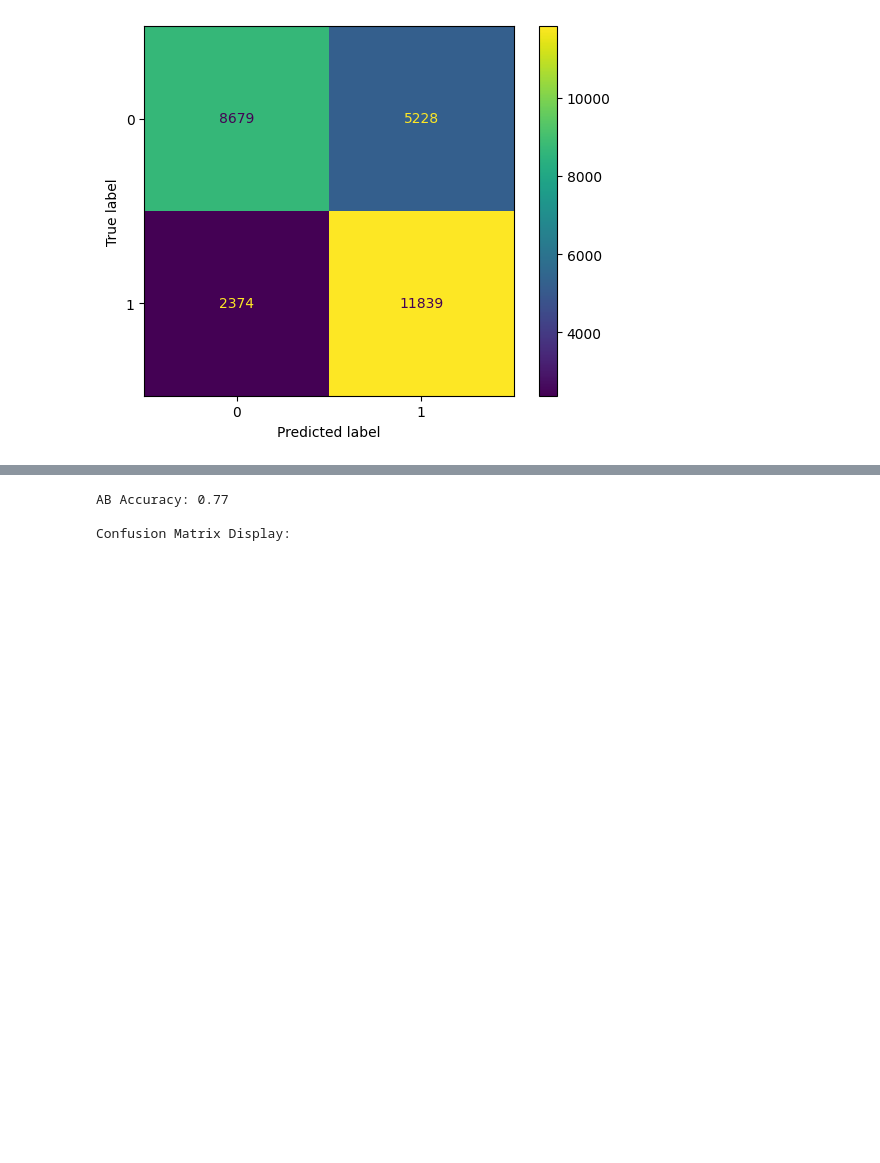
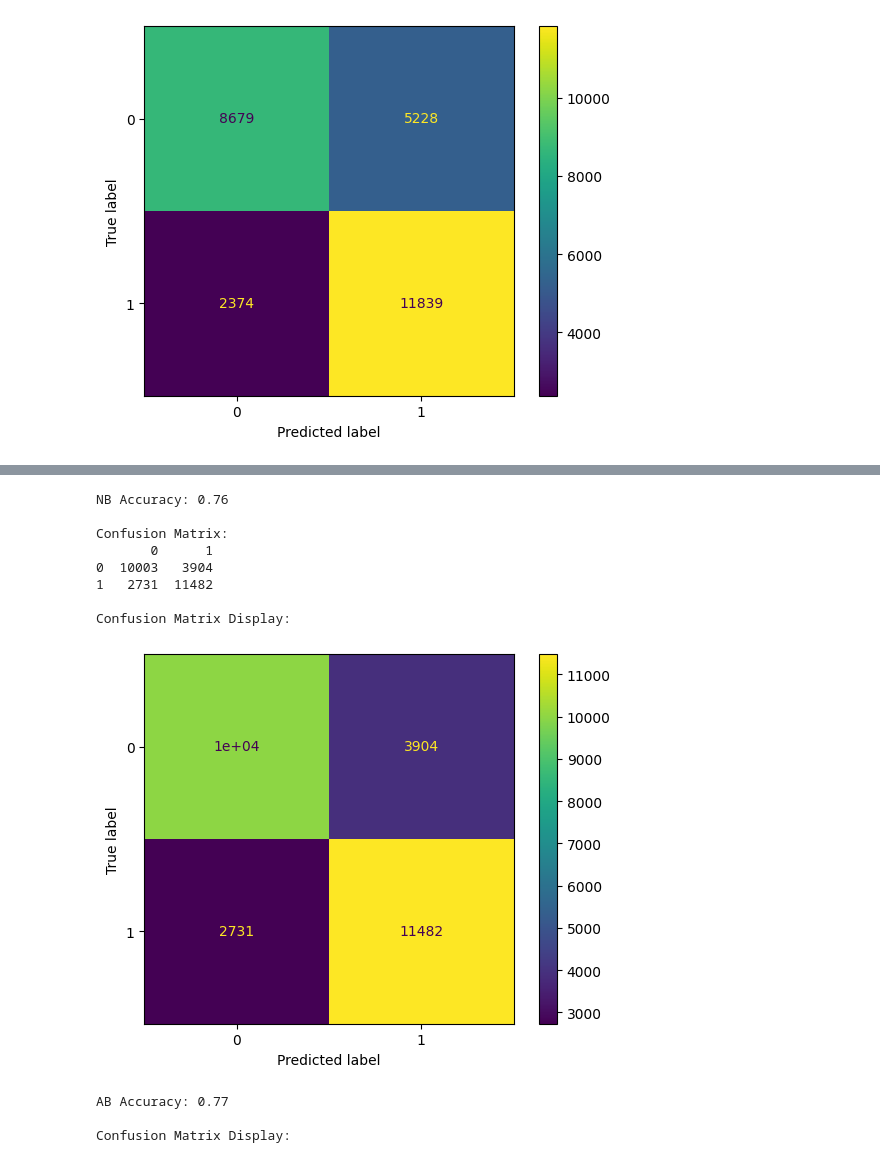
Before and after one commit to DavEspo/Stroke-Prediction, a Jupyter notebook: Phase2.ipynb, the cells around one changed output, grey strips where cells are left out. Saved outputs shown, nothing was run; the diff lists cells and outputs as text; code cells hidden in the pictures; blank space fills up the shorter version.

```diff
--- a/Phase2.ipynb
+++ b/Phase2.ipynb
@@ -847,3 +843,33 @@ NameError: name 'GaussianNB' is not defined
+# %%
+# Probability Based Learning: Naive Bayes Classifier
+from sklearn.naive_bayes import GaussianNB
+
+_nbc=GaussianNB(priors=None)
+_nbc.fit(X_train,Y_train)
+
+y_pred=_nbc.predict(X_test)
+print("NB Accuracy: {0:.2f}".format(accuracy_score(Y_test,y_pred)))
+# print("NB Accuracy: ", accuracy_score(Y_test,y_pred))
+
+print("\nConfusion Matrix:")
+cm=confusion_matrix(Y_test,y_pred, labels=_nbc.classes_)
+cm_df=pd.DataFrame(cm)
+print(cm_df)
+
+print("\nConfusion Matrix Display:")
+CM_DF_Disp=ConfusionMatrixDisplay(confusion_matrix=cm, display_labels=_nbc.classes_)
+CM_DF_Disp.plot()
+plt.show()
+# %% [output]
+NB Accuracy: 0.76
+
+Confusion Matrix:
+       0      1
+0  10003   3904
+1   2731  11482
+
+Confusion Matrix Display:
+[figure, added]
 # %%
 # Information Based Learning: Boosting
 from sklearn.ensemble import AdaBoostClassifier
```
Also changed, not shown: parts of 1 cell of this notebook.
